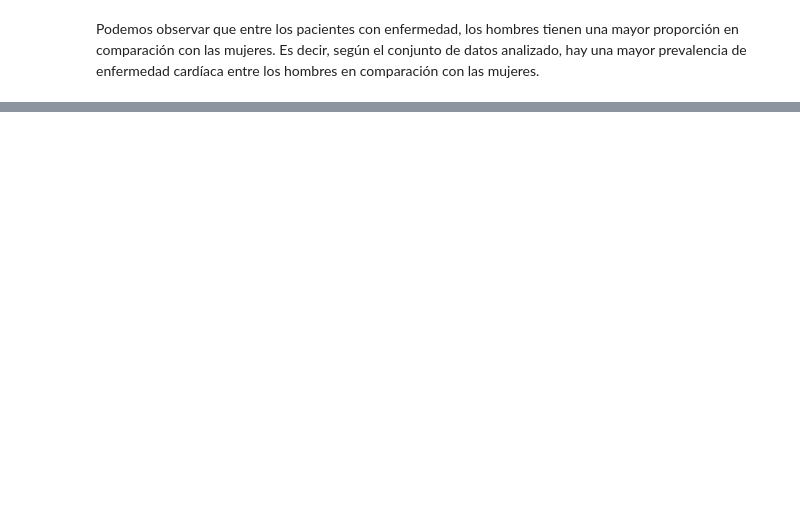
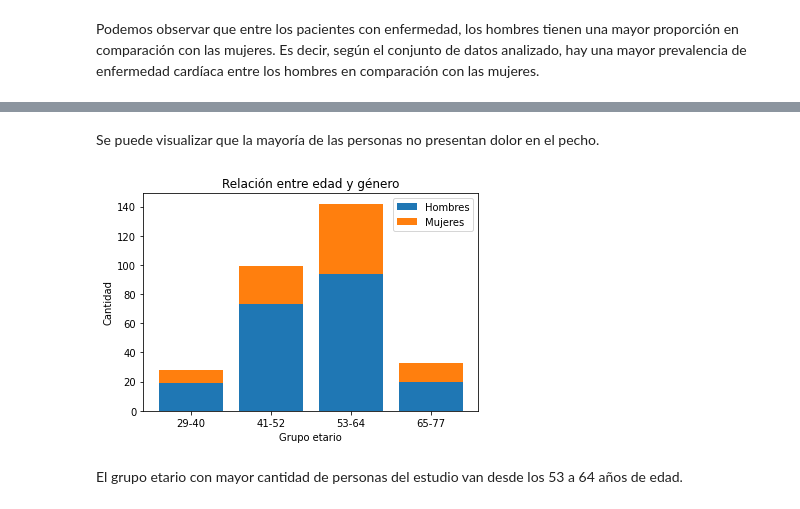
Before and after one commit to MaxiCastello/Grupo-8-PDD-ISPC, a Jupyter notebook: test.ipynb, the cells around one changed output, grey strips where cells are left out. Cells and saved outputs as stored; diff of their text form; code cells hidden in the pictures; blank space fills up the shorter version.

```diff
--- a/test.ipynb
+++ b/test.ipynb
@@ -149,0 +166,26 @@ Es decir, según el conjunto de datos analizado, hay una mayor prevalencia de en
+# %% [markdown]
+Se puede visualizar que la mayoría de las personas no presentan dolor en el pecho.
+# %%
+# DISTRIBUCIÓN DE GÉNERO SEGÚN RANGO ETARIO
+bins = [29, 41, 53, 65, 77]
+labels = ['29-40', '41-52', '53-64', '65-77']
+df['Grupo_Edad'] = pd.cut(df['age'], bins=bins, labels=labels)
+
+generos = agrupado.index
+grupos_edad = agrupado.columns
+valores = [agrupado.loc[genero] for genero in generos]
+
+plt.bar(grupos_edad, valores[0], label=generos[0])
+for i in range(1, len(generos)):
+    plt.bar(grupos_edad, valores[i], bottom=valores[i-1], label=generos[i])
+
+
+plt.xlabel('Grupo etario')
+plt.ylabel('Cantidad')
+plt.title('Relación entre edad y género')
+plt.legend()
+plt.show()
+# %% [output]
+[figure, added]
+# %% [markdown]
+El grupo etario con mayor cantidad de personas del estudio van desde los 53 a 64 años de edad.
```
Also changed, not shown: parts of 5 cells of this notebook.
